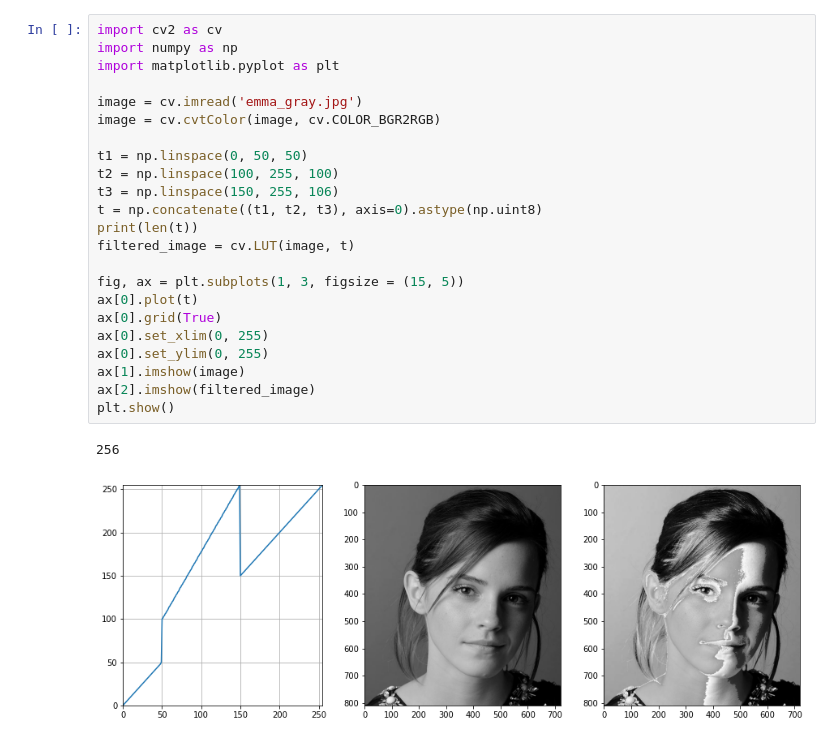
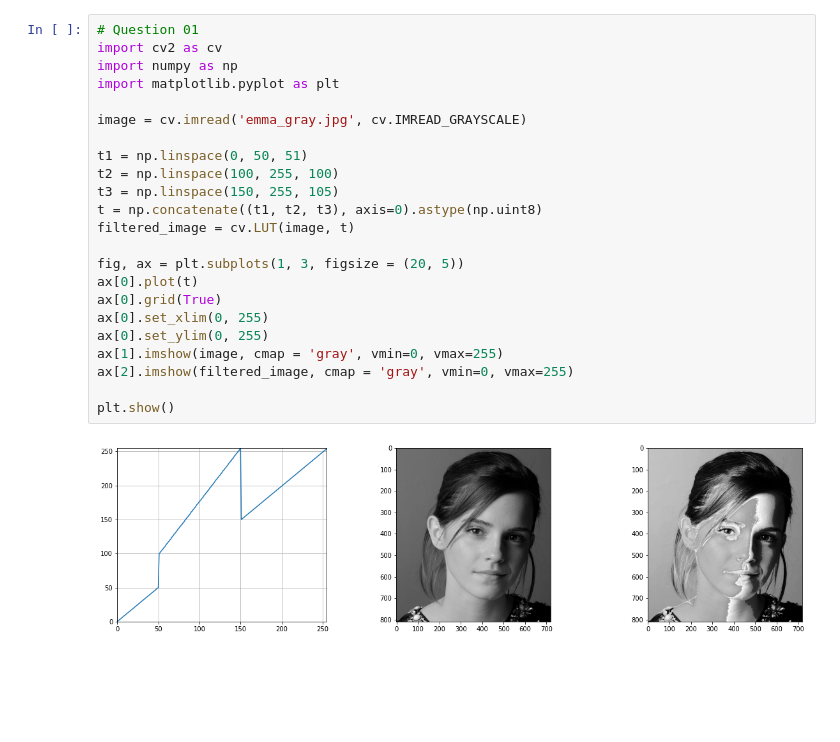
Before and after one commit to ashend99/Image-Processing, a Jupyter notebook: Assignments/Assignment 1/190021A_assignment_01.ipynb, the cells around one changed output. Cells and saved outputs as stored; diff of their text form; blank space fills up the shorter version.

```diff
--- a/Assignments/Assignment 1/190021A_assignment_01.ipynb
+++ b/Assignments/Assignment 1/190021A_assignment_01.ipynb
@@ -1,26 +1,25 @@
 # %%
+# Question 01
 import cv2 as cv
 import numpy as np
 import matplotlib.pyplot as plt
 
-image = cv.imread('emma_gray.jpg')
-image = cv.cvtColor(image, cv.COLOR_BGR2RGB)
+image = cv.imread('emma_gray.jpg', cv.IMREAD_GRAYSCALE)
 
-t1 = np.linspace(0, 50, 50)
+t1 = np.linspace(0, 50, 51)
 t2 = np.linspace(100, 255, 100)
-t3 = np.linspace(150, 255, 106)
+t3 = np.linspace(150, 255, 105)
 t = np.concatenate((t1, t2, t3), axis=0).astype(np.uint8)
-print(len(t))
 filtered_image = cv.LUT(image, t)
 
-fig, ax = plt.subplots(1, 3, figsize = (15, 5))
+fig, ax = plt.subplots(1, 3, figsize = (20, 5))
 ax[0].plot(t)
 ax[0].grid(True)
 ax[0].set_xlim(0, 255)
 ax[0].set_ylim(0, 255)
-ax[1].imshow(image)
-ax[2].imshow(filtered_image)
+ax[1].imshow(image, cmap = 'gray', vmin=0, vmax=255)
+ax[2].imshow(filtered_image, cmap = 'gray', vmin=0, vmax=255)
+
 plt.show()
 # %% [output]
-256
-[figure, old version]
+[figure, new version]
```
Also changed, not shown: parts of 1 cell of this notebook.
